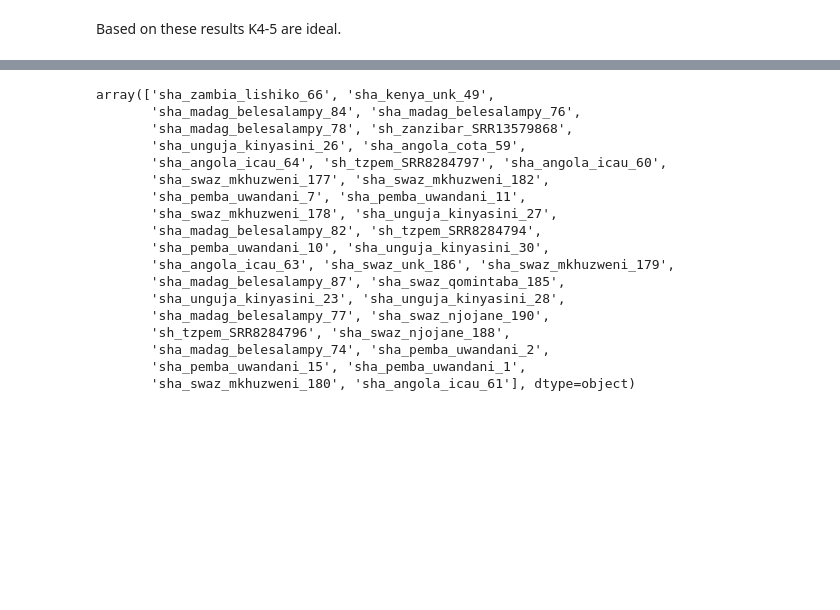
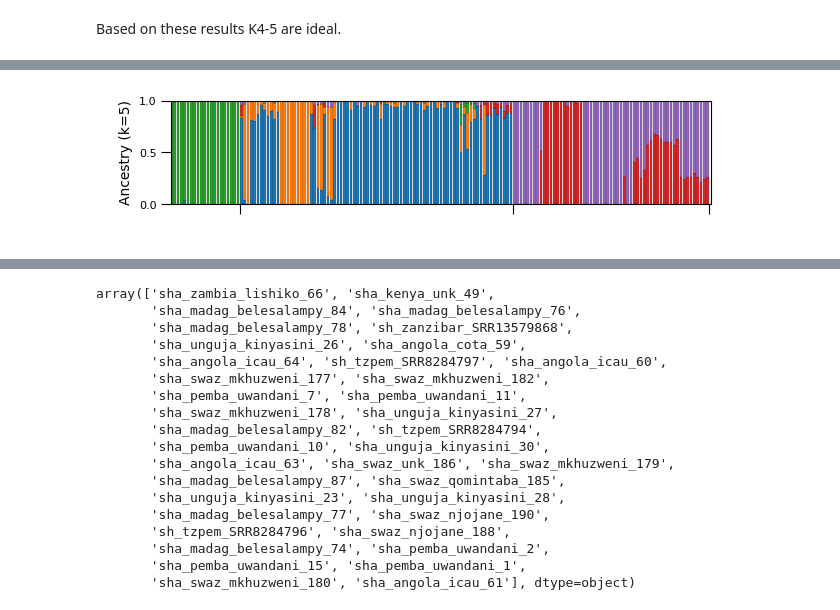
Before and after one commit to nealplatt/sch_hae_scan, a Jupyter notebook: code/08-population_structure.ipynb, the cells around one changed output, grey strips where cells are left out. Saved outputs shown, nothing was run; the diff lists cells and outputs as text; code cells hidden in the pictures; blank space fills up the shorter version.

```diff
--- a/code/08-population_structure.ipynb
+++ b/code/08-population_structure.ipynb
@@ -795,3 +731,7 @@ for k in ks:
+# %%
+Image(filename=f"k5.png")
+# %% [output]
+[figure, added]
 # %%
 #read in samples
 samples=[]
```
Also changed, not shown: parts of 24 cells of this notebook, 27 other files.
